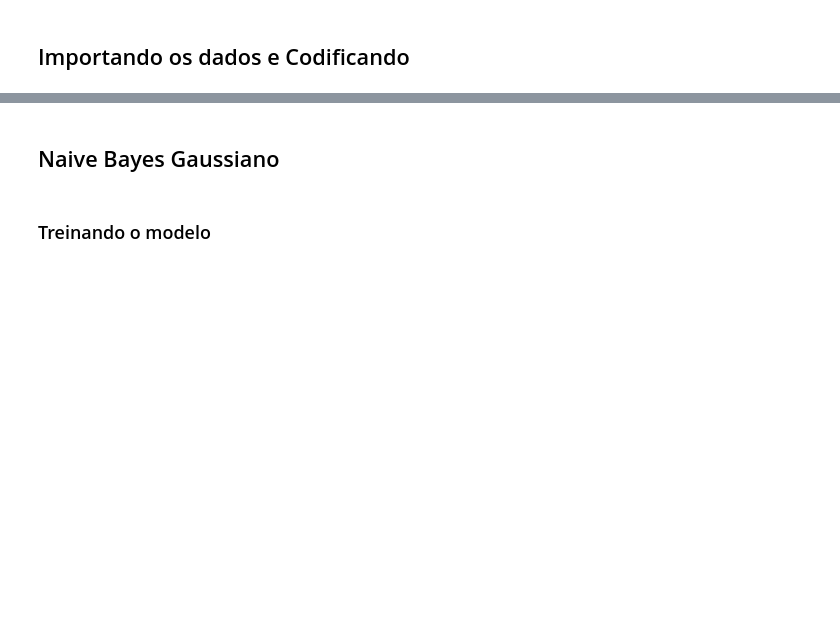
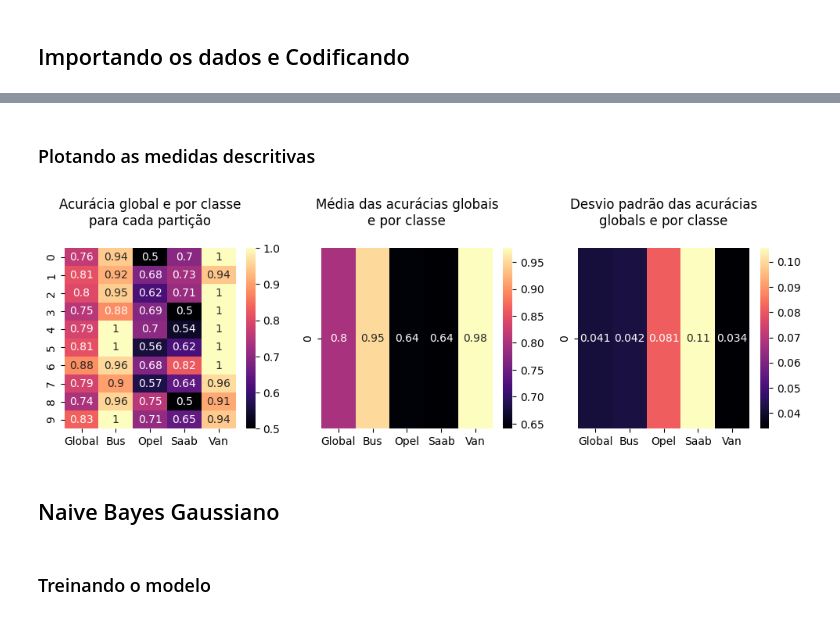
Before and after one commit to rabdiego/aprendizagem, a Jupyter notebook: trabalhos/trabalho2/questao2/questao2.ipynb, the cells around one changed output, grey strips where cells are left out. Drawn from its saved outputs; the diff is of its cells as text; code cells hidden in the pictures; blank space fills up the shorter version.

```diff
--- a/trabalhos/trabalho2/questao2/questao2.ipynb
+++ b/trabalhos/trabalho2/questao2/questao2.ipynb
@@ -20,3 +68,20 @@ y = ohe.fit_transform(y).toarray()
+# %% [markdown]
+### Plotando as medidas descritivas
+# %%
+fig, (ax1, ax2, ax3) = plt.subplots(1, 3, figsize=(12, 3))
+
+xlabels = ['Global', 'Bus', 'Opel', 'Saab', 'Van']
+ylabels = range(len(accuracies))
+per_fold = sns.heatmap(accuracies, annot=True, xticklabels=xlabels, yticklabels=ylabels, cmap='magma', ax=ax1)
+means = sns.heatmap([np.mean(accuracies, axis=0)], xticklabels=xlabels, annot=True, cmap='magma', ax=ax2)
+stds = sns.heatmap([np.std(accuracies, axis=0, ddof=1)], xticklabels=xlabels, annot=True, cmap='magma', ax=ax3)
+
+ax1.set_title('Acurácia global e por classe\npara cada partição\n')
+ax2.set_title('Média das acurácias globais\ne por classe\n')
+ax3.set_title('Desvio padrão das acurácias\nglobals e por classe\n')
+plt.show()
+# %% [output]
+[figure, added]
 # %% [markdown]
 ## Naive Bayes Gaussiano
 # %% [markdown]
```
Also changed, not shown: parts of 7 cells of this notebook, 1 other file.
